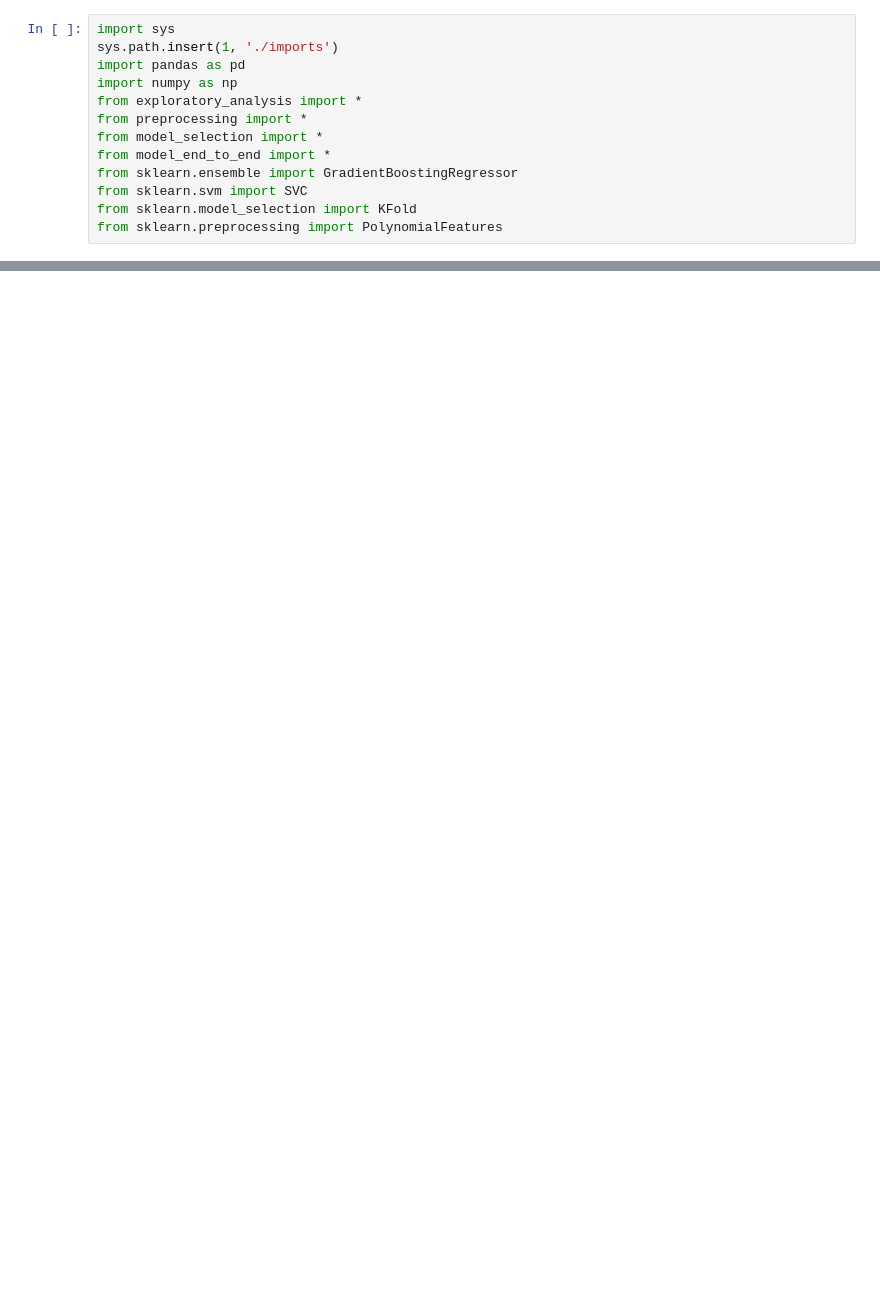
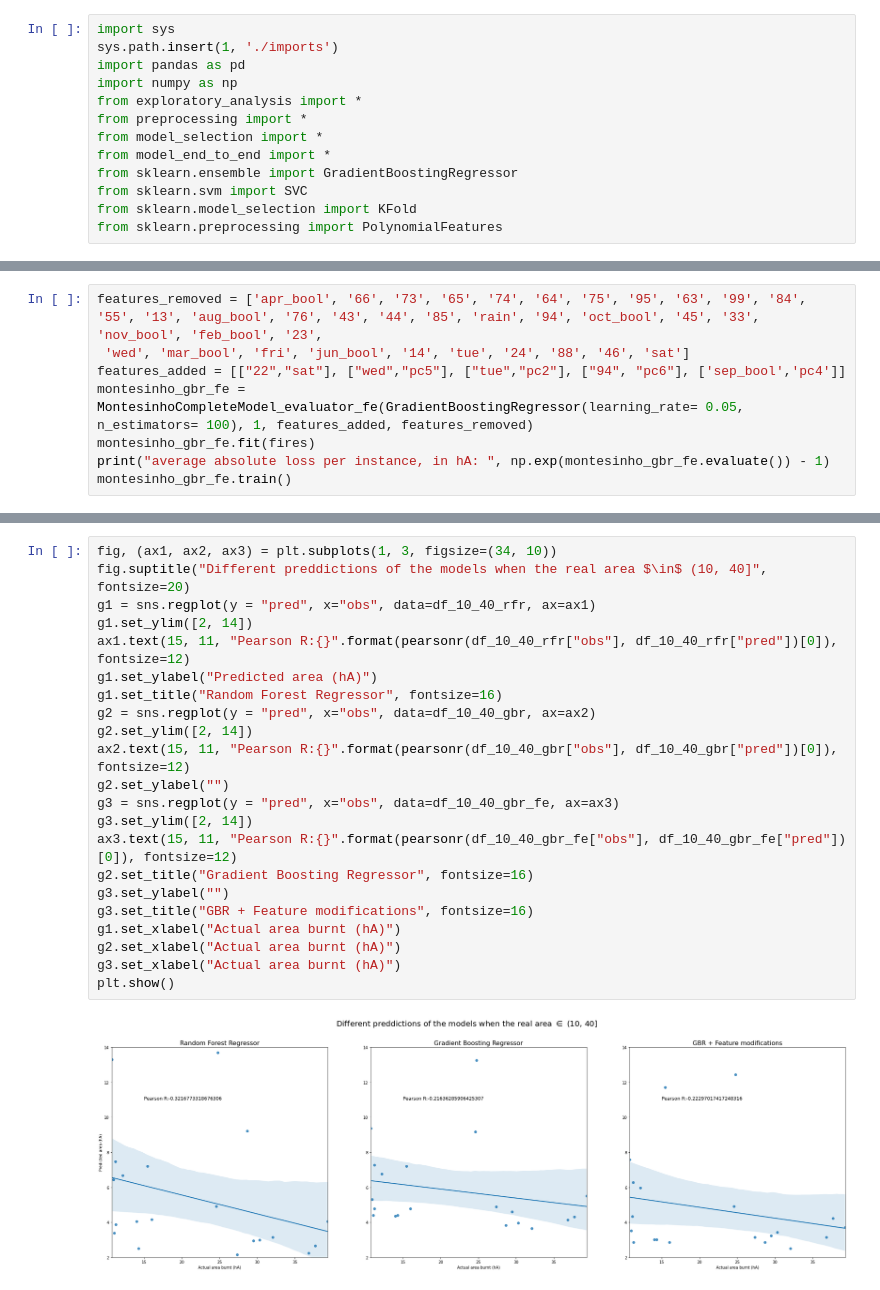
Before and after one commit to alonsocampana/fire-montesinho, a Jupyter notebook: whole_model.ipynb, the cells around one changed output, grey strips where cells are left out. Saved outputs shown, nothing was run; the diff lists cells and outputs as text; blank space fills up the shorter version.

```diff
--- a/whole_model.ipynb
+++ b/whole_model.ipynb
@@ -131,0 +54,8 @@ montesinho_rfr.evaluate()
+# %%
+features_removed = ['apr_bool', '66', '73', '65', '74', '64', '75', '95', '63', '99', '84', '55', '13', 'aug_bool', '76', '43', '44', '85', 'rain', '94', 'oct_bool', '45', '33', 'nov_bool', 'feb_bool', '23',
+ 'wed', 'mar_bool', 'fri', 'jun_bool', '14', 'tue', '24', '88', '46', 'sat']
+features_added = [["22","sat"], ["wed","pc5"], ["tue","pc2"], ["94", "pc6"], ['sep_bool','pc4']]
+montesinho_gbr_fe = MontesinhoCompleteModel_evaluator_fe(GradientBoostingRegressor(learning_rate= 0.05, n_estimators= 100), 1, features_added, features_removed)
+montesinho_gbr_fe.fit(fires)
+print("average absolute loss per instance, in hA: ", np.exp(montesinho_gbr_fe.evaluate()) - 1)
+montesinho_gbr_fe.train()
@@ -131,0 +172,24 @@ montesinho_rfr.evaluate()
+# %%
+fig, (ax1, ax2, ax3) = plt.subplots(1, 3, figsize=(34, 10))
+fig.suptitle("Different preddictions of the models when the real area $\in$ (10, 40]", fontsize=20)
+g1 = sns.regplot(y = "pred", x="obs", data=df_10_40_rfr, ax=ax1)
+g1.set_ylim([2, 14])
+ax1.text(15, 11, "Pearson R:{}".format(pearsonr(df_10_40_rfr["obs"], df_10_40_rfr["pred"])[0]), fontsize=12)
+g1.set_ylabel("Predicted area (hA)")
+g1.set_title("Random Forest Regressor", fontsize=16)
+g2 = sns.regplot(y = "pred", x="obs", data=df_10_40_gbr, ax=ax2)
+g2.set_ylim([2, 14])
+ax2.text(15, 11, "Pearson R:{}".format(pearsonr(df_10_40_gbr["obs"], df_10_40_gbr["pred"])[0]), fontsize=12)
+g2.set_ylabel("")
+g3 = sns.regplot(y = "pred", x="obs", data=df_10_40_gbr_fe, ax=ax3)
+g3.set_ylim([2, 14])
+ax3.text(15, 11, "Pearson R:{}".format(pearsonr(df_10_40_gbr_fe["obs"], df_10_40_gbr_fe["pred"])[0]), fontsize=12)
+g2.set_title("Gradient Boosting Regressor", fontsize=16)
+g3.set_ylabel("")
+g3.set_title("GBR + Feature modifications", fontsize=16)
+g1.set_xlabel("Actual area burnt (hA)")
+g2.set_xlabel("Actual area burnt (hA)")
+g3.set_xlabel("Actual area burnt (hA)")
+plt.show()
+# %% [output]
+[figure, added]
```
Also changed, not shown: parts of 27 cells of this notebook, 5 other files.
